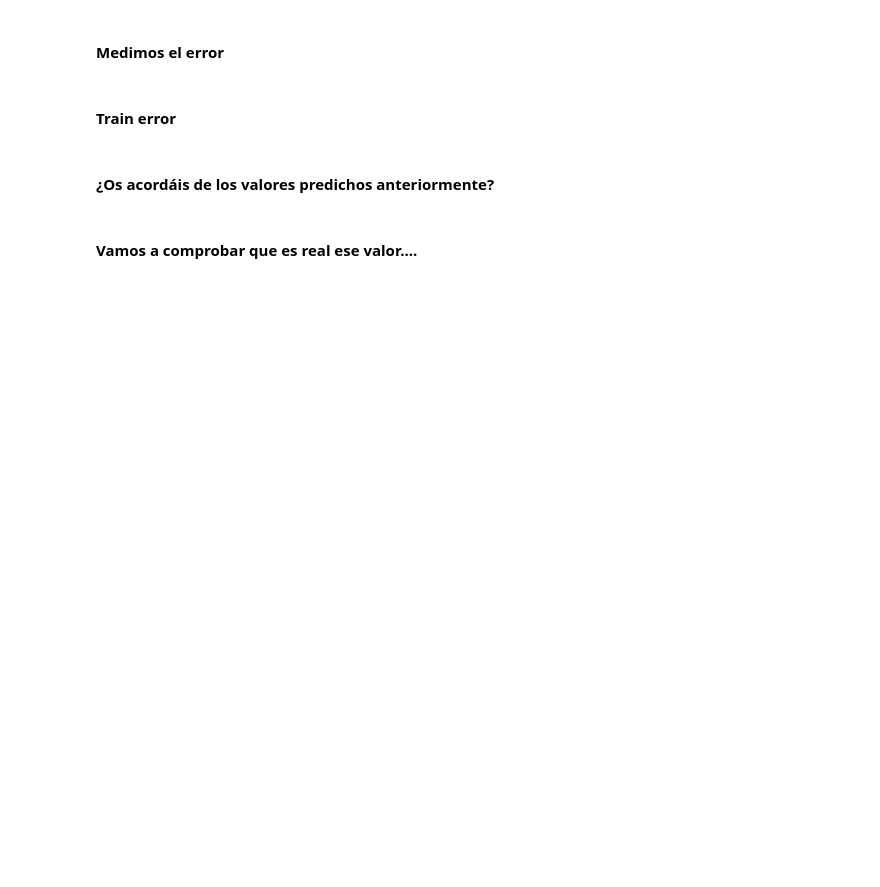
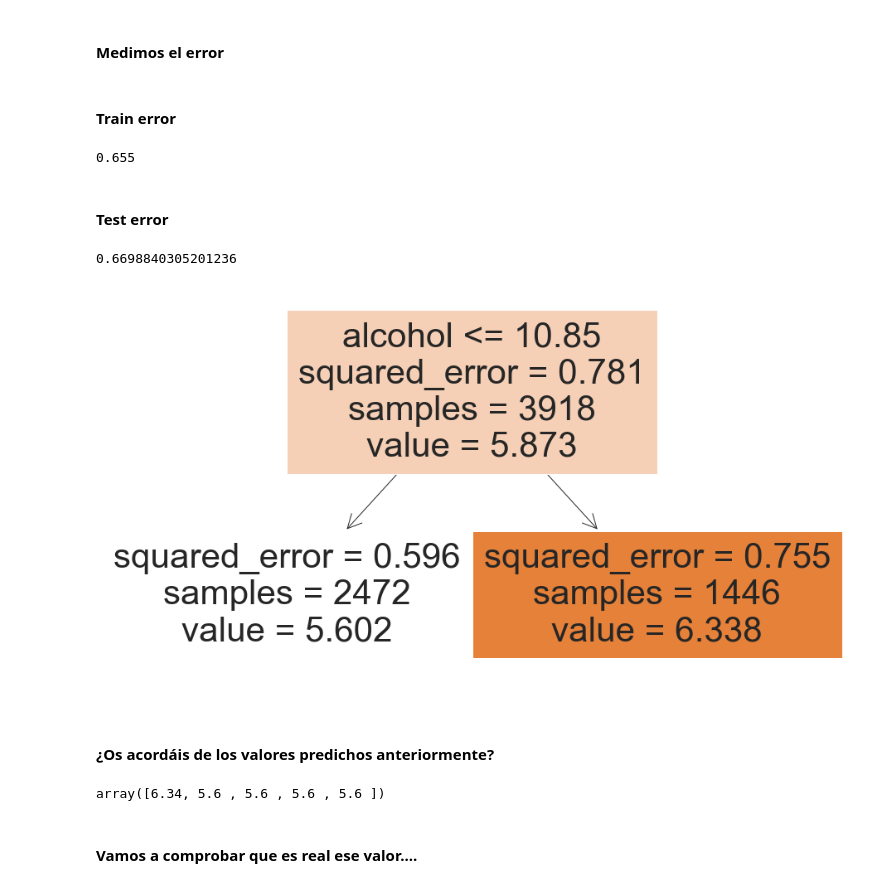
Before and after one commit to Ironhack-Data-Madrid-Octubre-2021/apuntes_clase, a Jupyter notebook: semana_07/04-Árboles de decisión.ipynb, the cells around one changed output. Saved outputs shown, nothing was run; the diff lists cells and outputs as text; code cells hidden in the pictures; blank space fills up the shorter version.

```diff
--- a/semana_07/04-Árboles de decisión.ipynb
+++ b/semana_07/04-Árboles de decisión.ipynb
@@ -87,8 +181,10 @@ from sklearn.model_selection import train_test_split
 ## Probemos con una regresión lineal
 # %%
 from sklearn.linear_model import LinearRegression
+# %%
+lin = LinearRegression()
 # %% [markdown]
 ### La entreno con el chorro de 3918 vinos de train
 # %%
-
+lin.fit(X_train,y_train)
 # encontrar los parámetros beta_0, ... beta_n
@@ -133,3 +292,5 @@ from sklearn.tree import DecisionTreeRegressor
 Literatura
 - https://programmerclick.com/article/9852881776/
 - https://bookdown.org/content/2031/arboles-de-decision-parte-i.html
+# %%
+model = DecisionTreeRegressor(max_depth=1)
@@ -135,0 +299,3 @@ Literatura
+# %%
+%time
+model.fit(X_train, y_train)
@@ -143,3 +326,13 @@ Veamos cómo predice este modelo
 #### Medimos el error
 # %% [markdown]
 #### Train error
+# %%
+mean_squared_error(y_train, model.predict(X_train)).round(3)
+# %% [output]
+0.655
+# %% [markdown]
+#### Test error
+# %%
+mean_squared_error(y_test, y_pred)
+# %% [output]
+0.6698840305201236
@@ -146,4 +341,12 @@ Veamos cómo predice este modelo
+# %%
+plot_tree(model, feature_names=df.columns[:-1], filled=True);
+# %% [output]
+[figure, added]
 # %% [markdown]
 #### ¿Os acordáis de los valores predichos anteriormente?
+# %%
+model.predict(X_test[:5].values).round(2)
+# %% [output]
+array([6.34, 5.6 , 5.6 , 5.6 , 5.6 ])
 # %% [markdown]
 #### Vamos a comprobar que es real ese valor....
```
Also changed, not shown: parts of 79 cells of this notebook, 1 other file.
